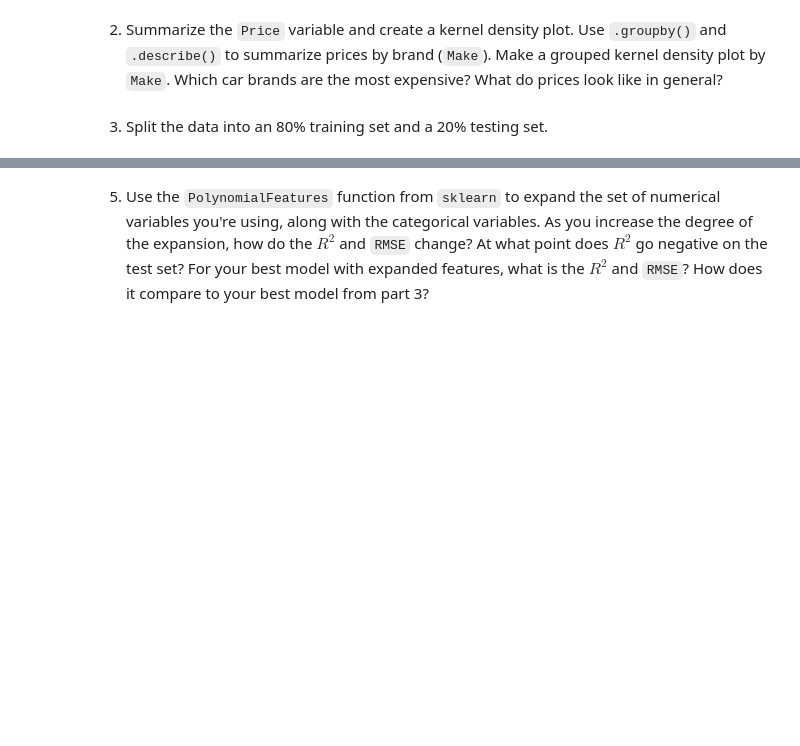
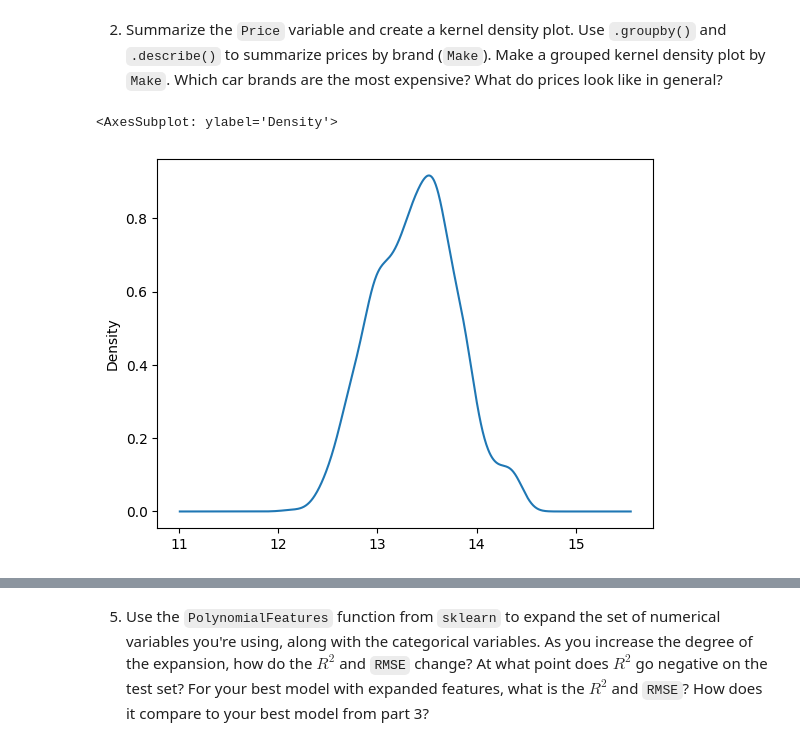
Before and after one commit to gdgurrola/assignment4, a Jupyter notebook: assignment4.ipynb, the cells around one changed output, grey strips where cells are left out. Saved outputs shown, nothing was run; the diff lists cells and outputs as text; code cells hidden in the pictures; blank space fills up the shorter version.

```diff
--- a/assignment4.ipynb
+++ b/assignment4.ipynb
@@ -29,7 +30,16 @@ df.head()
 | 2 | 3 | Honda | 2019 | white | suv | 29540 | 2nd | 5 | ... |
 | 3 | 4 | Renault | 2017 | bronze | hatchback | 35680 | 1st | 5 | ... |
 | 4 | 5 | Hyundai | 2017 | orange | hatchback | 25126 | 1st | 5 | ... |
+# %%
+df = df[(np.abs(stats.zscore(df['Price']))<3)]
+df = df[(np.abs(stats.zscore(df['Mileage_Run']))<3)]
+df['Price'] = np.log1p(df['Price'])
+df['Mileage_Run'] = np.arcsinh(df['Mileage_Run'])
 # %% [markdown]
 2. Summarize the `Price` variable and create a kernel density plot. Use `.groupby()` and `.describe()` to summarize prices by brand (`Make`). Make a grouped kernel density plot by `Make`. Which car brands are the most expensive? What do prices look like in general?
-# %% [markdown]
-  3. Split the data into an 80% training set and a 20% testing set.
+# %%
+var = 'Price'
+df[var].plot.density()
+# %% [output]
+<AxesSubplot: ylabel='Density'>
+[figure, added]
```
Also changed, not shown: parts of 5 cells of this notebook.
